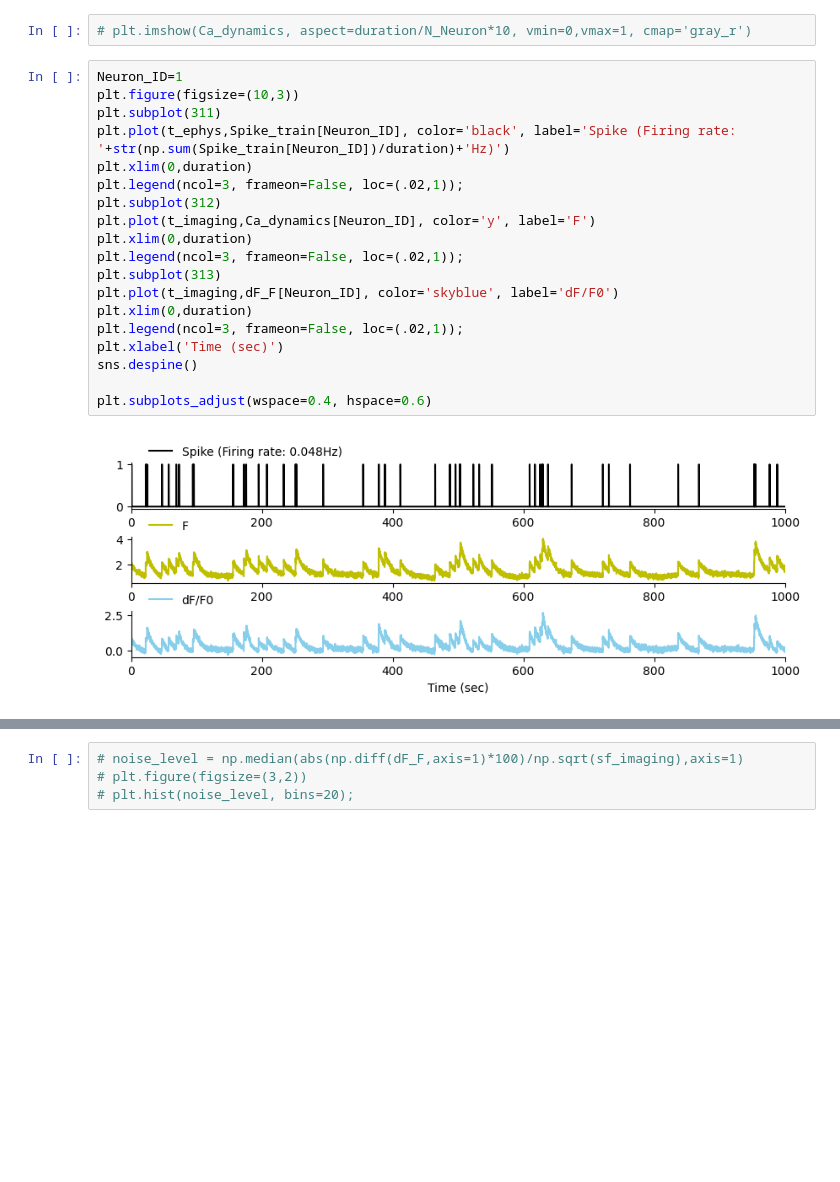
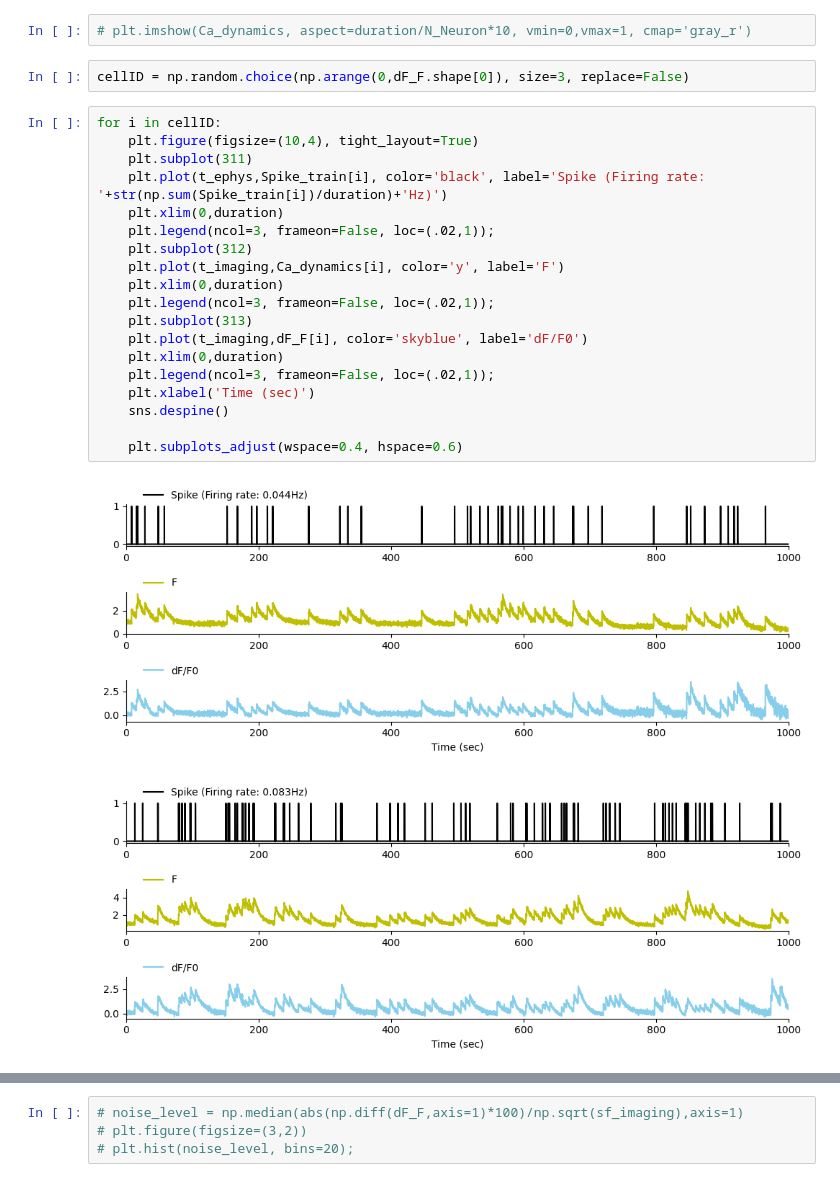
Before and after one commit to yoshihito-saito/Spike_deconvolution_simulation, a Jupyter notebook: Simulate_Deconvolution.ipynb, the cells around one changed output, grey strips where cells are left out. Drawn from its saved outputs; the diff is of its cells as text; blank space fills up the shorter version.

```diff
--- a/Simulate_Deconvolution.ipynb
+++ b/Simulate_Deconvolution.ipynb
@@ -96,24 +96,27 @@ for i in range(N_Neuron):
 dF_F=calc_dF_F(Ca_dynamics, sf_imaging, win_baseline=60)
 # %%
 # plt.imshow(Ca_dynamics, aspect=duration/N_Neuron*10, vmin=0,vmax=1, cmap='gray_r')
+# %%
+cellID = np.random.choice(np.arange(0,dF_F.shape[0]), size=3, replace=False)
 # %%
-Neuron_ID=1
-plt.figure(figsize=(10,3))
-plt.subplot(311)
-plt.plot(t_ephys,Spike_train[Neuron_ID], color='black', label='Spike (Firing rate: '+str(np.sum(Spike_train[Neuron_ID])/duration)+'Hz)')
-plt.xlim(0,duration)
-plt.legend(ncol=3, frameon=False, loc=(.02,1));
-plt.subplot(312)
-plt.plot(t_imaging,Ca_dynamics[Neuron_ID], color='y', label='F')
-plt.xlim(0,duration)
-plt.legend(ncol=3, frameon=False, loc=(.02,1));
-plt.subplot(313)
-plt.plot(t_imaging,dF_F[Neuron_ID], color='skyblue', label='dF/F0')
-plt.xlim(0,duration)
-plt.legend(ncol=3, frameon=False, loc=(.02,1));
-plt.xlabel('Time (sec)')
-sns.despine()
+for i in cellID:
+    plt.figure(figsize=(10,4), tight_layout=True)
+    plt.subplot(311)
+    plt.plot(t_ephys,Spike_train[i], color='black', label='Spike (Firing rate: '+str(np.sum(Spike_train[i])/duration)+'Hz)')
+    plt.xlim(0,duration)
+    plt.legend(ncol=3, frameon=False, loc=(.02,1));
+    plt.subplot(312)
+    plt.plot(t_imaging,Ca_dynamics[i], color='y', label='F')
+    plt.xlim(0,duration)
+    plt.legend(ncol=3, frameon=False, loc=(.02,1));
+    plt.subplot(313)
+    plt.plot(t_imaging,dF_F[i], color='skyblue', label='dF/F0')
+    plt.xlim(0,duration)
+    plt.legend(ncol=3, frameon=False, loc=(.02,1));
+    plt.xlabel('Time (sec)')
+    sns.despine()
 
-plt.subplots_adjust(wspace=0.4, hspace=0.6)
+    plt.subplots_adjust(wspace=0.4, hspace=0.6)
 # %% [output]
-[figure, old version]
+[figure, new version]
+[figure, added]
```
Also changed, not shown: parts of 4 cells of this notebook.
